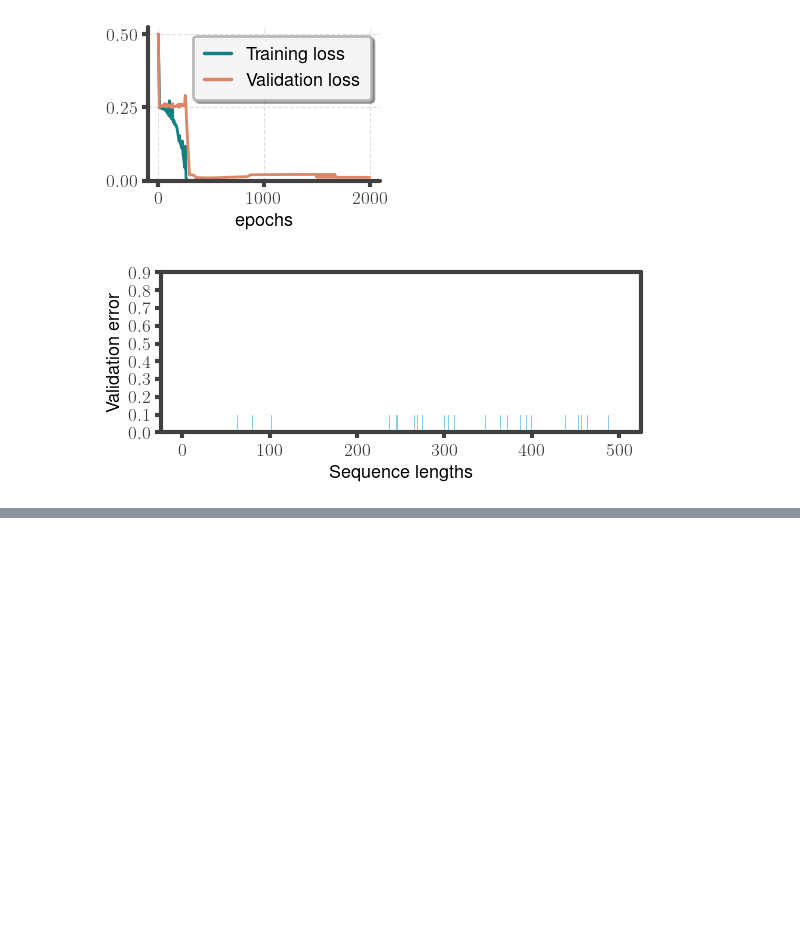
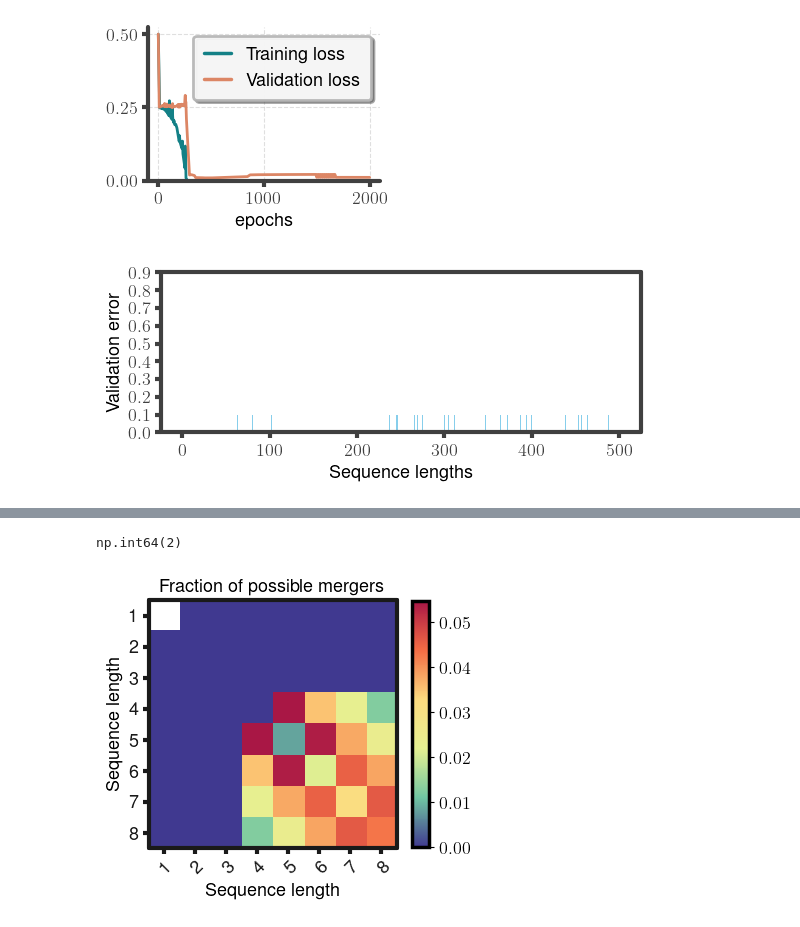
Before and after one commit to loekvanrossem/rnn_structure, a Jupyter notebook: parity/main.ipynb, the cells around one changed output, grey strips where cells are left out. Saved outputs shown, nothing was run; the diff lists cells and outputs as text; code cells hidden in the pictures; blank space fills up the shorter version.

```diff
--- a/parity/main.ipynb
+++ b/parity/main.ipynb
@@ -308,0 +306,42 @@ else:
+# %%
+np.sum([[y_1 == y_2 for y_1 in outputs_1] for y_2 in outputs_2])
+# %% [output]
+np.int64(2)
+# %%
+## Plot number of state mergers per sequence length pairs
+last_epoch = int(data_hid.index.get_level_values("Epoch")[-1])
+data_hid_analyze = data_hid.query("Dataset != -1").query(f"Epoch == {last_epoch}")
+cutoff = 0.01 * std
+
+merger_counts = np.zeros((len(training_datasets), len(training_datasets)))
+for dataset_1, hid_1 in data_hid_analyze.groupby("Dataset"):
+    h_1 = hid_1.to_numpy()
+    outputs_1 = np.argmax(training_datasets[dataset_1].tensors[1].cpu(), axis=1)
+    for dataset_2, hid_2 in data_hid_analyze.groupby("Dataset"):
+        h_2 = hid_2.to_numpy()
+        outputs_2 = np.argmax(training_datasets[dataset_2].tensors[1].cpu(), axis=1)
+        H = scipy.spatial.distance_matrix(h_1, h_2)
+        mergers = H < cutoff
+        possible_mergers = np.sum(
+            [[y_1 == y_2 for y_1 in outputs_1] for y_2 in outputs_2]
+        )
+        if dataset_1 == dataset_2:
+            np.fill_diagonal(mergers, False)
+            possible_mergers -= len(hid_1)
+        count = int(np.sum(mergers)) / possible_mergers
+        merger_counts[dataset_1, dataset_2] = count
+
+labels = np.arange(1, len(training_datasets) + 1)
+plt.figure(figsize=(4, 4))
+publication.set_color_gradient(0)
+plt.imshow(merger_counts)
+plt.xlabel("Sequence length")
+plt.ylabel("Sequence length")
+plt.title("Fraction of possible mergers")
+publication.im_show(
+    x_labels=labels,
+    y_labels=labels,
+    save_path=f"plots/{settings}_mergers",
+)
+# %% [output]
+[figure, added]
```
Also changed, not shown: parts of 10 cells of this notebook.
